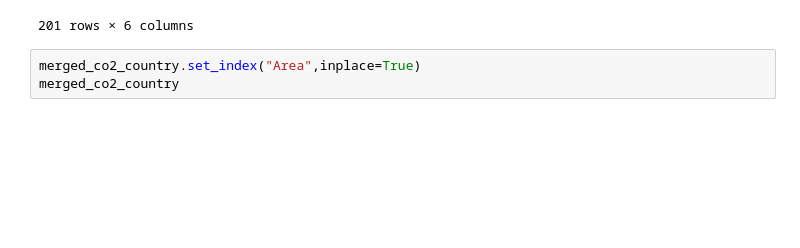
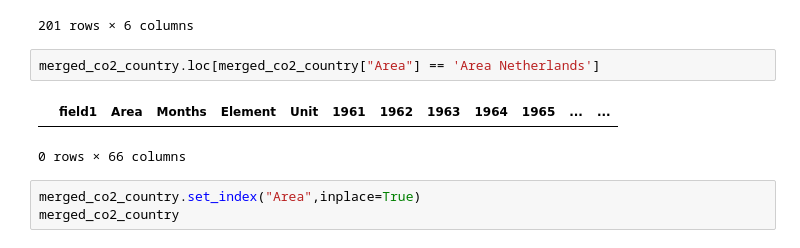
Before and after one commit to divya-gh/Climate-Interactive-Dashboard, a Jupyter notebook: add_Demo_info.ipynb, the cells around one changed output. Drawn from its saved outputs; the diff is of its cells as text; blank space fills up the shorter version.

```diff
--- a/add_Demo_info.ipynb
+++ b/add_Demo_info.ipynb
@@ -183,6 +183,11 @@ popu_data
 | Non-Annex I countries | 0 | 0 | 0 | 0 | 0 | 0 |
 | OECD | 0 | 0 | 0 | 0 | 0 | 0 |
 201 rows × 6 columns
+# %%
+merged_co2_country.loc[merged_co2_country["Area"] == 'Area Netherlands']
+# %% [output]
+|  | field1 | Area | Months | Element | Unit | 1961 | 1962 | 1963 | 1964 | 1965 | ... | ... |
+0 rows × 66 columns
 # %%
 merged_co2_country.set_index("Area",inplace=True)
 merged_co2_country
```
Also changed, not shown: parts of 1 cell of this notebook, 3 other files.
